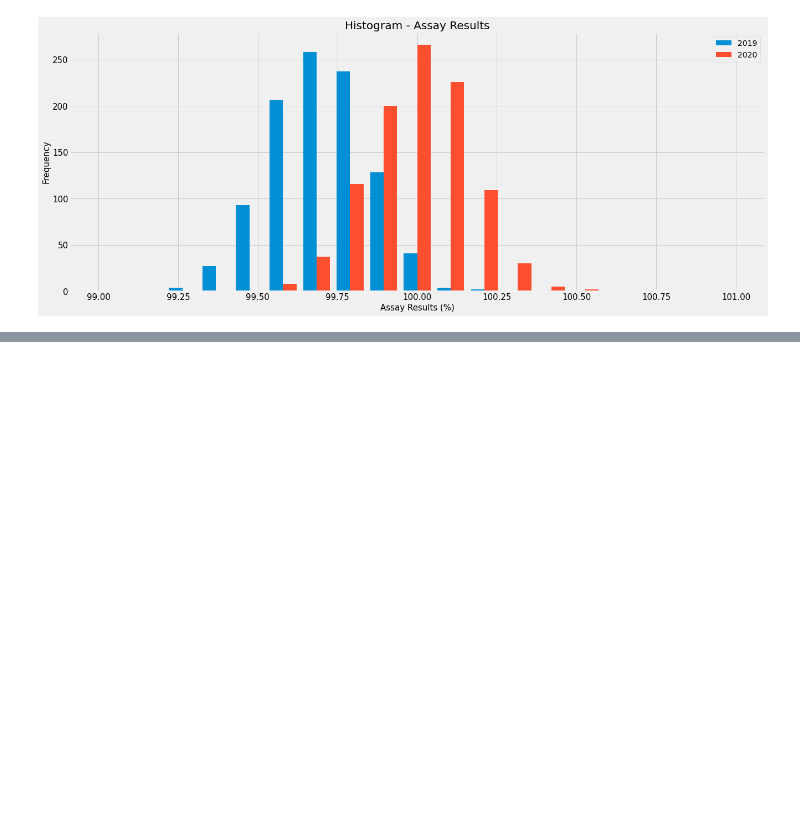
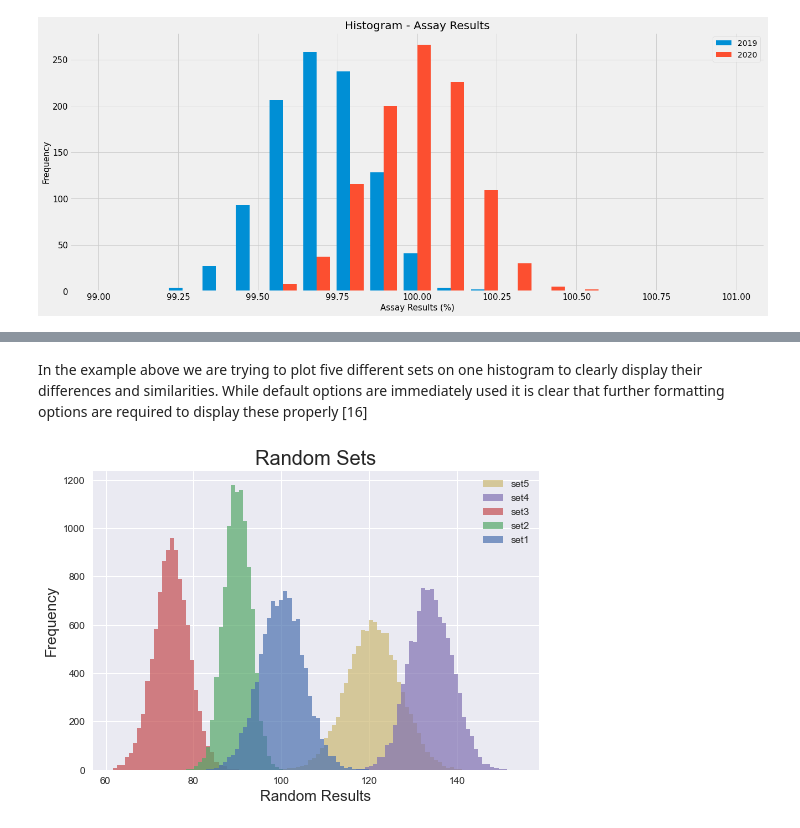
Before and after one commit to G00398275/FODA2021, a Jupyter notebook: pyplot.ipynb, the cells around one changed output, grey strips where cells are left out. Saved outputs shown, nothing was run; the diff lists cells and outputs as text; code cells hidden in the pictures; blank space fills up the shorter version.

```diff
--- a/pyplot.ipynb
+++ b/pyplot.ipynb
@@ -232,0 +247,14 @@ There are a wide number of formats and options that can be used in matplotlib.py
+# %% [markdown]
+In the example above we are trying to plot five different sets on one histogram to clearly display their differences and similarities. While default options are immediately used it is clear that further formatting options are required to display these properly [16]
+# %%
+labels = ['set1', 'set2', 'set3', 'set4', 'set5']
+plt.style.use('seaborn')
+plt.hist ([set1, set2, set3, set4, set5], histtype = 'stepfilled', bins=100,
+         label = labels, alpha = 0.7)
+plt.xlabel('Random Results', size=15)
+plt.ylabel('Frequency', size = 15)
+plt.title ('Random Sets', size=20)
+plt.legend()
+plt.show()
+# %% [output]
+[figure, added]
```
Also changed, not shown: parts of 8 cells of this notebook.
